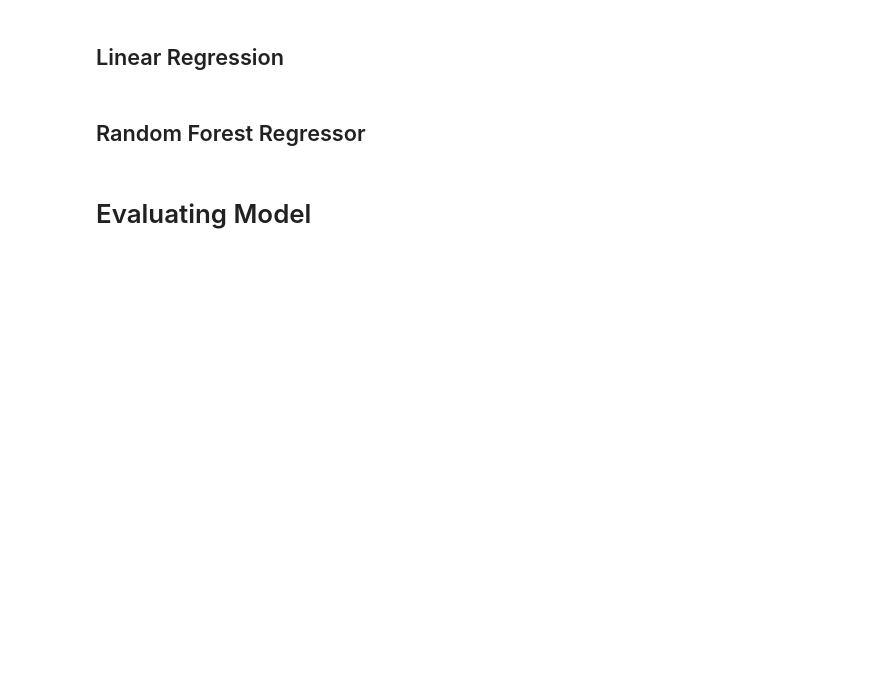
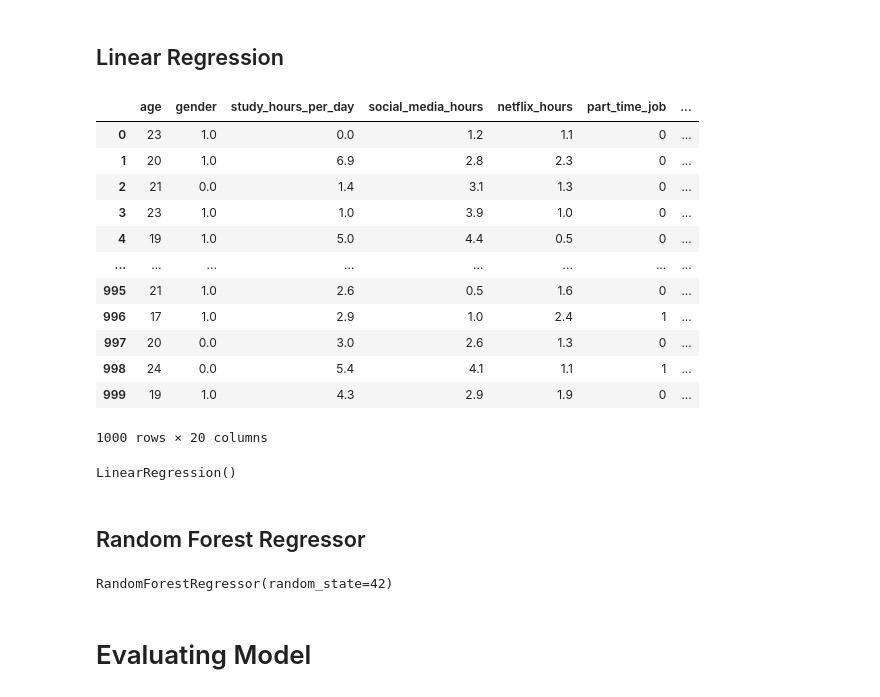
Before and after one commit to ArmaanG06/Student-Score-Prediction-Model, a Jupyter notebook: main.ipynb, the cells around one changed output. Cells and saved outputs as stored; diff of their text form; code cells hidden in the pictures; blank space fills up the shorter version.

```diff
--- a/main.ipynb
+++ b/main.ipynb
@@ -21,12 +41,12 @@ plt.show()
 # Preprocessing
 # %%
 df = df.drop('student_id', axis=1)
-
 
 df['gender'] = df['gender'].map({'Male': 0, 'Female': 1})
 df['part_time_job'] = df['part_time_job'].map({'No': 0, 'Yes': 1})
 df['extracurricular_participation'] = df['extracurricular_participation'].map({'No': 0, 'Yes': 1})
 
-df = pd.get_dummies(df, columns=['diet_quality', 'parental_education_level', 'internet_quality'], drop_first=True, dtype=int)
+df = pd.get_dummies(df, columns=['diet_quality', 'parental_education_level', 'internet_quality'], dtype=int)
+
 
 df = df.fillna(df.mean())
@@ -52,11 +90,29 @@ X_train, X_test, Y_train, Y_test = train_test_split(X_scaled, Y, test_size=0.2,
 # Training Model
 # %% [markdown]
 ## Linear Regression
+# %%
+X
+# %% [output]
+|  | age | gender | study_hours_per_day | social_media_hours | netflix_hours | part_time_job | ... |
+| 0 | 23 | 1.0 | 0.0 | 1.2 | 1.1 | 0 | ... |
+| 1 | 20 | 1.0 | 6.9 | 2.8 | 2.3 | 0 | ... |
+| 2 | 21 | 0.0 | 1.4 | 3.1 | 1.3 | 0 | ... |
+| 3 | 23 | 1.0 | 1.0 | 3.9 | 1.0 | 0 | ... |
+| 4 | 19 | 1.0 | 5.0 | 4.4 | 0.5 | 0 | ... |
+| ... | ... | ... | ... | ... | ... | ... | ... |
+| 995 | 21 | 1.0 | 2.6 | 0.5 | 1.6 | 0 | ... |
+| 996 | 17 | 1.0 | 2.9 | 1.0 | 2.4 | 1 | ... |
+| 997 | 20 | 0.0 | 3.0 | 2.6 | 1.3 | 0 | ... |
+| 998 | 24 | 0.0 | 5.4 | 4.1 | 1.1 | 1 | ... |
+| 999 | 19 | 1.0 | 4.3 | 2.9 | 1.9 | 0 | ... |
+1000 rows × 20 columns
 # %%
 from sklearn.linear_model import LinearRegression
 
 model = LinearRegression()
 model.fit(X_train, Y_train)
+# %% [output]
+LinearRegression()
 # %% [markdown]
 ## Random Forest Regressor
 # %%
@@ -64,6 +120,8 @@ from sklearn.ensemble import RandomForestRegressor
 
 rf_model = RandomForestRegressor(n_estimators=100, random_state=42)
 rf_model.fit(X_train, Y_train)
+# %% [output]
+RandomForestRegressor(random_state=42)
 # %% [markdown]
 # Evaluating Model
 # %% [markdown]
```
Also changed, not shown: parts of 10 cells of this notebook, 5 other files.
